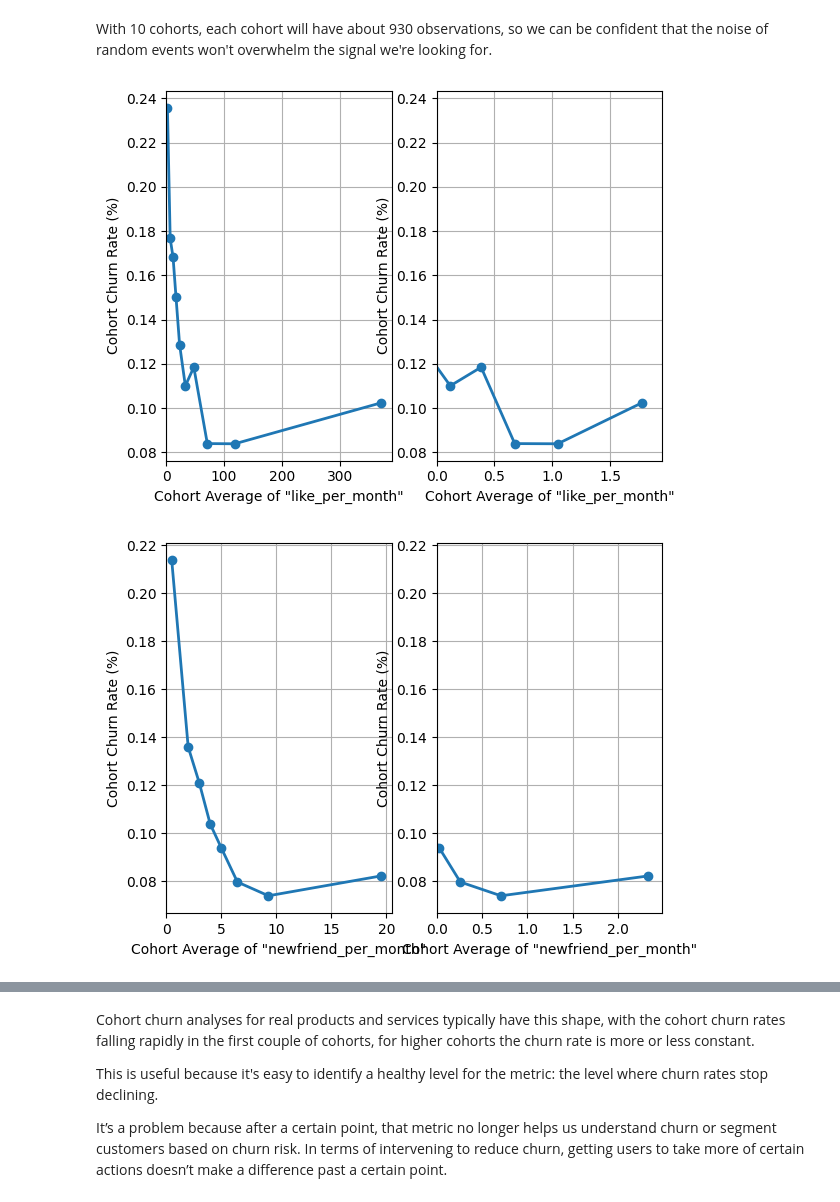
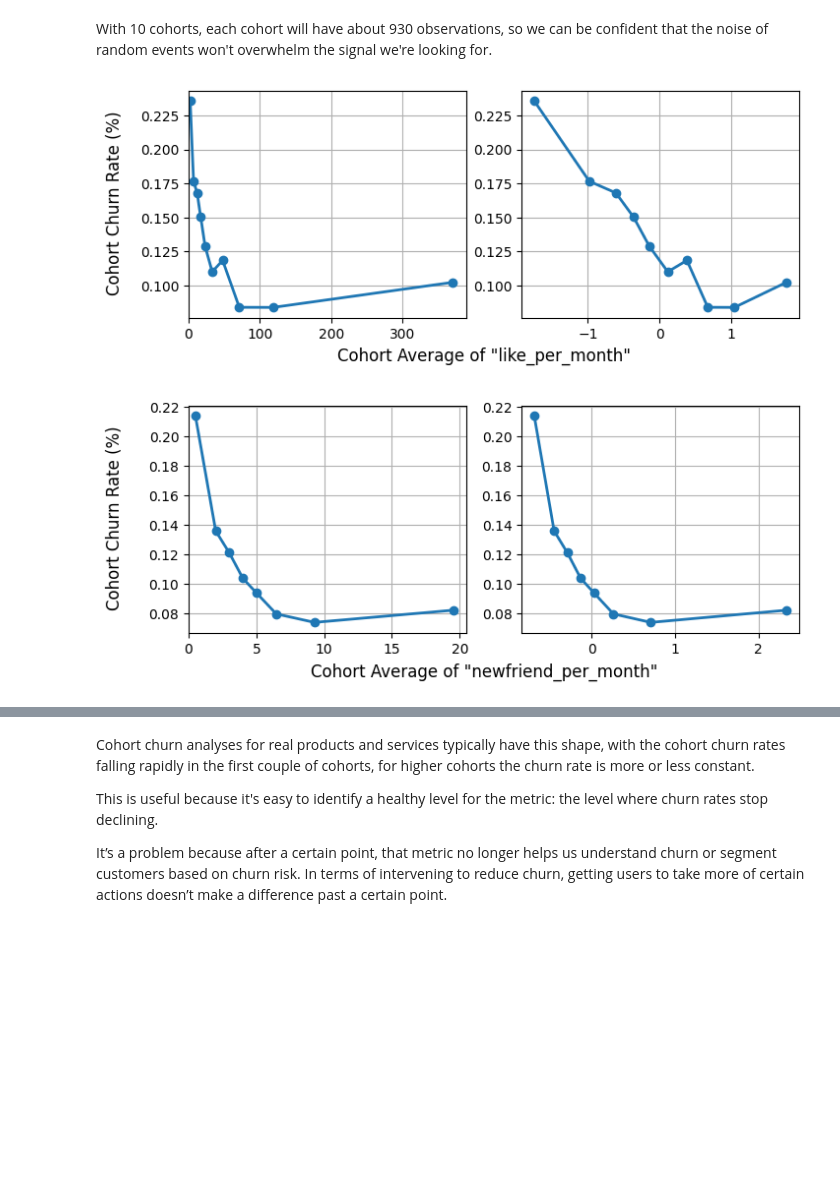
Before and after one commit to richhuwtaylor/fighting-churn, a Jupyter notebook: metric-cohorts/metric-cohorts.ipynb, the cells around one changed output, grey strips where cells are left out. Saved outputs shown, nothing was run; the diff lists cells and outputs as text; code cells hidden in the pictures; blank space fills up the shorter version.

Commit message:
Add notebook for producing cohort plots for grouped metrics

```diff
--- a/metric-cohorts/metric-cohorts.ipynb
+++ b/metric-cohorts/metric-cohorts.ipynb
@@ -27,7 +27,7 @@ per_month_metrics = churn_data.filter(regex='_per_month$').columns.to_list()
 # %%
 # produce a cohort analysis dataframe for the chosen metric
 def create_cohort_frame(df, metric_to_plot, ncohort=10):
-     # group into cohorts and return a series of the group numbers
+    # group into cohorts and return a series of the group numbers
     groups = pd.qcut(df[metric_to_plot], ncohort, duplicates='drop')
     # calculate the mean metric value for each cohort
     cohort_means = df.groupby(groups)[metric_to_plot].mean()
@@ -47,8 +47,6 @@ def cohort_plot(plot_frame, metric_to_plot, ax, scored=False):
              marker='o',
              linewidth=2,
              label=metric_to_plot)
-    ax.set_xlabel('Cohort Average of "%s"' % metric_to_plot)
-    ax.set_ylabel('Cohort Churn Rate (%)')
     ax.grid()
     if not scored:
         ax.set_xlim(left=0)
@@ -59,12 +57,14 @@ With 10 cohorts, each cohort will have about 930 observations, so we can be conf
 # %%
 # produce plots of cohort analysis for each of our "per_month" metrics:
 for metric_name in per_month_metrics:
-    fig, axs = plt.subplots(1, 2)
+    fig, axs = plt.subplots(1, 2, figsize=(8, 3))
     plot_frame = create_cohort_frame(churn_data, metric_name)
     plot_frame_scored = create_cohort_frame(churn_data_scored, metric_name)
     cohort_plot(plot_frame, metric_name, axs[0])
-    cohort_plot(plot_frame_scored, metric_name, axs[1])
+    cohort_plot(plot_frame_scored, metric_name, axs[1], scored=True)
+    fig.supxlabel('Cohort Average of "%s"' % metric_name, va='top')
+    fig.supylabel('Cohort Churn Rate (%)')
     plt.show()
 # %% [output]
-[figure, old version]
+[figure, new version]
-[figure, old version]
+[figure, new version]
```
Also changed, not shown: parts of 2 cells of this notebook, 1 other file.
